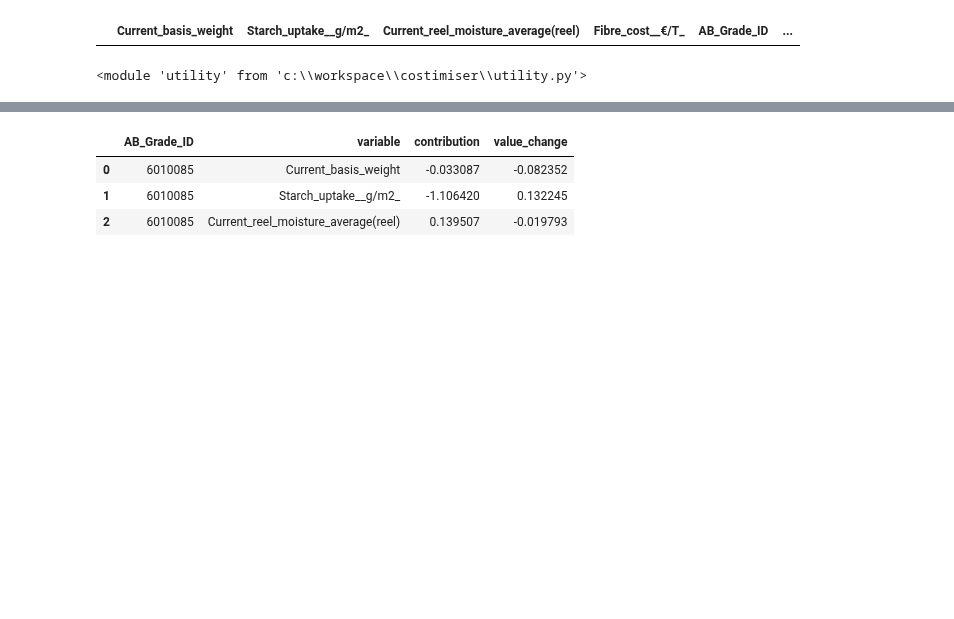
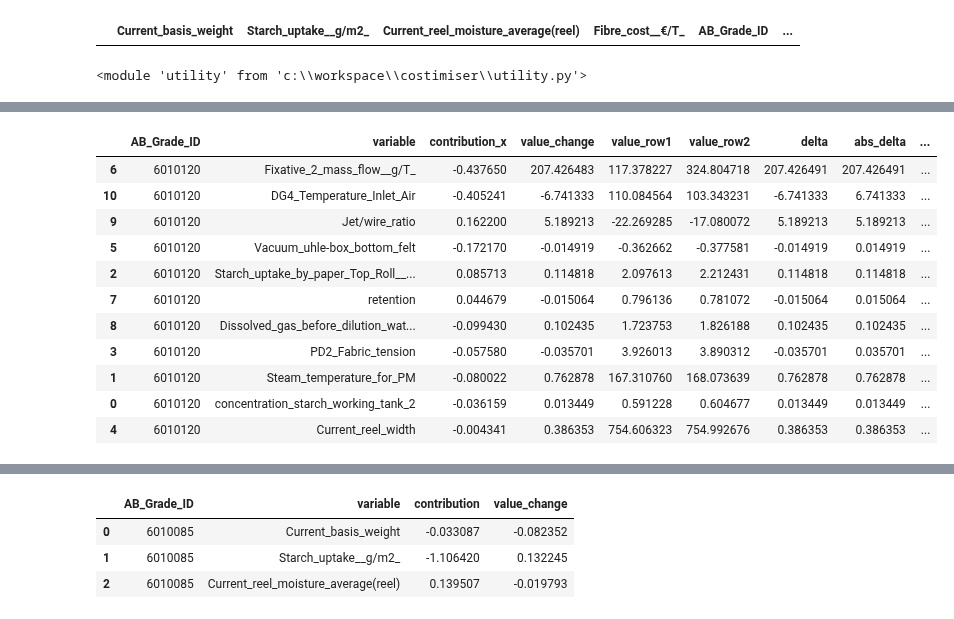
Before and after one commit to Miggon-dev/costimiser2, a Jupyter notebook: ai_process_analyst.ipynb, the cells around one changed output, grey strips where cells are left out. Saved outputs shown, nothing was run; the diff lists cells and outputs as text; code cells hidden in the pictures; blank space fills up the shorter version.

```diff
--- a/ai_process_analyst.ipynb
+++ b/ai_process_analyst.ipynb
@@ -1871,0 +1974,22 @@ process_data_clustered = _process_data_clustered("", process_data, 'Steam__€/T
+# %%
+diagnostics = diagnostics[diagnostics.keep]
+diagnostics["priority_score"] = (
+    diagnostics["abs_contribution"]
+    * diagnostics["delta_over_std"].fillna(0).clip(upper=1.0)
+    * diagnostics["delta_over_range"].fillna(0).clip(upper=1.0)
+)
+diagnostics = diagnostics.sort_values("priority_score", ascending=False)
+shapley_contrib.merge(diagnostics, on="variable").sort_values("priority_score", ascending=False)
+# %% [output]
+|  | AB_Grade_ID | variable | contribution_x | value_change | value_row1 | value_row2 | delta | abs_delta | ... |
+| 6 | 6010120 | Fixative_2_mass_flow__g/T_ | -0.437650 | 207.426483 | 117.378227 | 324.804718 | 207.426491 | 207.426491 | ... |
+| 10 | 6010120 | DG4_Temperature_Inlet_Air | -0.405241 | -6.741333 | 110.084564 | 103.343231 | -6.741333 | 6.741333 | ... |
+| 9 | 6010120 | Jet/wire_ratio | 0.162200 | 5.189213 | -22.269285 | -17.080072 | 5.189213 | 5.189213 | ... |
+| 5 | 6010120 | Vacuum_uhle-box_bottom_felt | -0.172170 | -0.014919 | -0.362662 | -0.377581 | -0.014919 | 0.014919 | ... |
+| 2 | 6010120 | Starch_uptake_by_paper_Top_Roll__... | 0.085713 | 0.114818 | 2.097613 | 2.212431 | 0.114818 | 0.114818 | ... |
+| 7 | 6010120 | retention | 0.044679 | -0.015064 | 0.796136 | 0.781072 | -0.015064 | 0.015064 | ... |
+| 8 | 6010120 | Dissolved_gas_before_dilution_wat... | -0.099430 | 0.102435 | 1.723753 | 1.826188 | 0.102435 | 0.102435 | ... |
+| 3 | 6010120 | PD2_Fabric_tension | -0.057580 | -0.035701 | 3.926013 | 3.890312 | -0.035701 | 0.035701 | ... |
+| 1 | 6010120 | Steam_temperature_for_PM | -0.080022 | 0.762878 | 167.310760 | 168.073639 | 0.762878 | 0.762878 | ... |
+| 0 | 6010120 | concentration_starch_working_tank_2 | -0.036159 | 0.013449 | 0.591228 | 0.604677 | 0.013449 | 0.013449 | ... |
+| 4 | 6010120 | Current_reel_width | -0.004341 | 0.386353 | 754.606323 | 754.992676 | 0.386353 | 0.386353 | ... |
```
Also changed, not shown: parts of 35 cells of this notebook, 13 other files.
